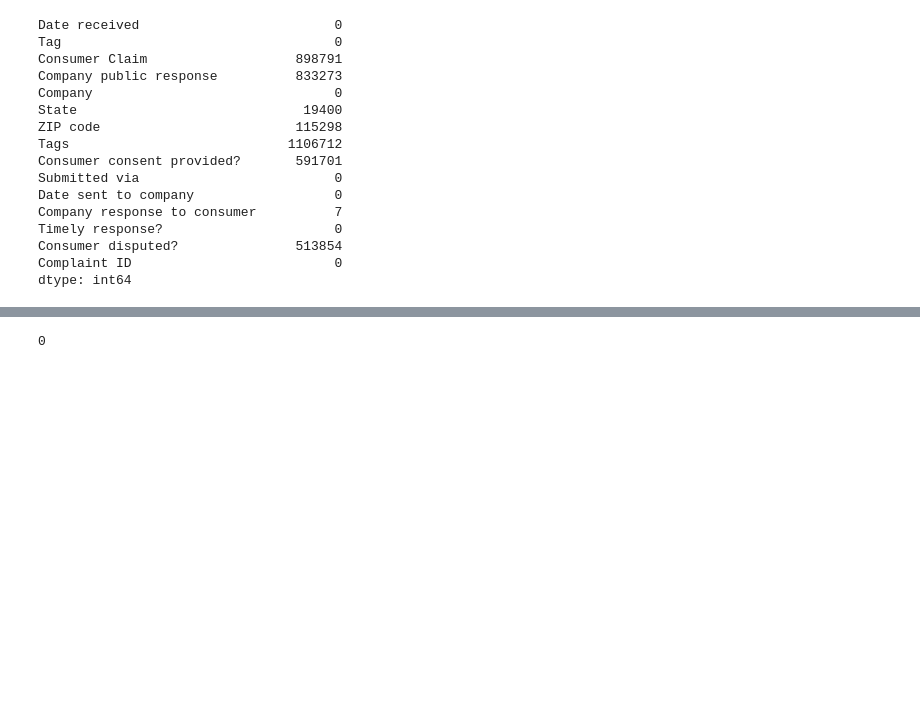
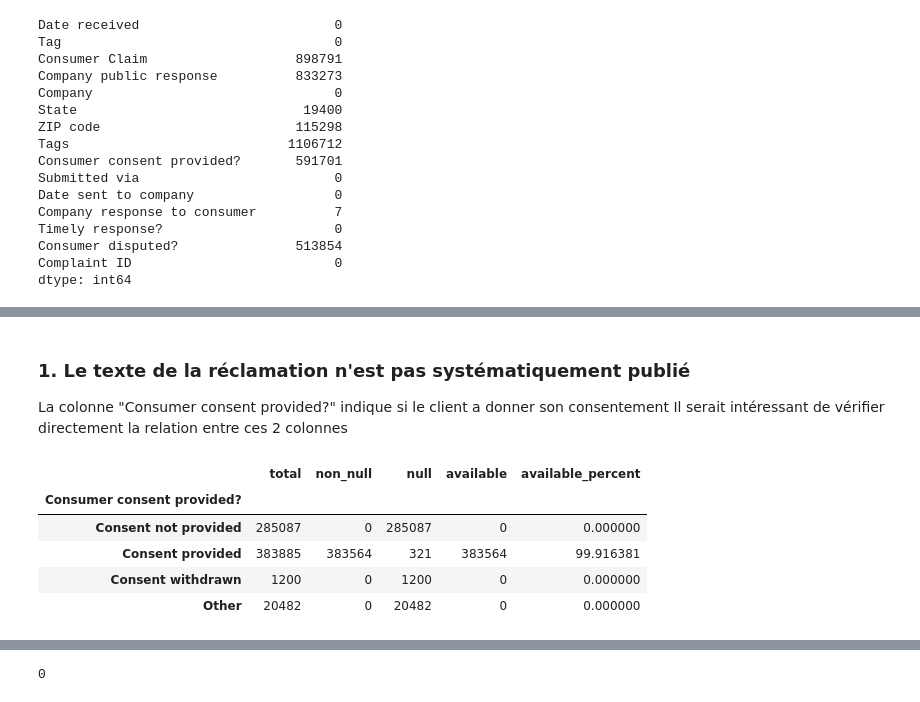
Before and after one commit to Ace4teaM/OCR-ZenAssist, a Jupyter notebook: 1_analyse_exploratoire.ipynb, the cells around one changed output, grey strips where cells are left out. Drawn from its saved outputs; the diff is of its cells as text; code cells hidden in the pictures; blank space fills up the shorter version.

```diff
--- a/1_analyse_exploratoire.ipynb
+++ b/1_analyse_exploratoire.ipynb
@@ -135,0 +165,25 @@ Name: Complaint ID, Length: 1282355, dtype: int64
+# %% [markdown]
+### 1. Le texte de la réclamation n'est pas systématiquement publié
+La colonne "Consumer consent provided?" indique si le client a donner son consentement
+Il serait intéressant de vérifier directement la relation entre ces 2 colonnes
+# %%
+result = df.groupby("Consumer consent provided?")["Consumer Claim"].agg(
+    total="size",
+    non_null=lambda x: x.notna().sum(),
+    null=lambda x: x.isna().sum(),
+    available=lambda x: x.notna().sum()
+)
+
+
+result["available_percent"] = (
+    result["available"] / result["total"] * 100
+)
+
+result
+# %% [output]
+|  | total | non_null | null | available | available_percent |
+| Consumer consent provided? |  |  |  |  |  |
+| Consent not provided | 285087 | 0 | 285087 | 0 | 0.000000 |
+| Consent provided | 383885 | 383564 | 321 | 383564 | 99.916381 |
+| Consent withdrawn | 1200 | 0 | 1200 | 0 | 0.000000 |
+| Other | 20482 | 0 | 20482 | 0 | 0.000000 |
```
Also changed, not shown: parts of 31 cells of this notebook.
